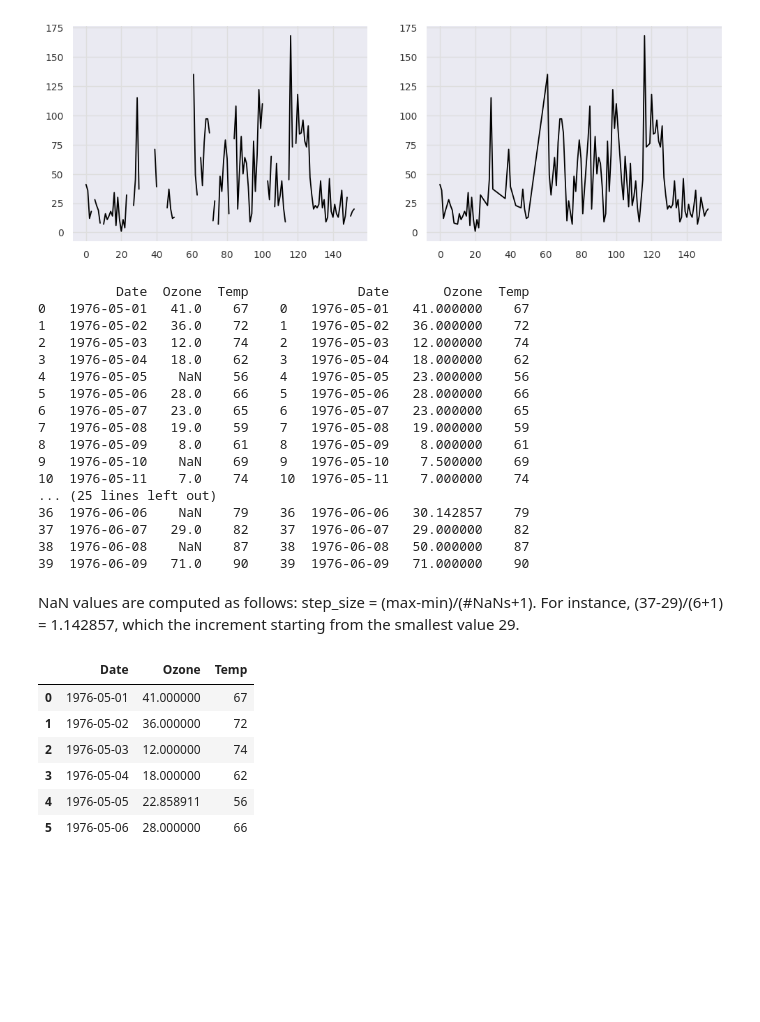
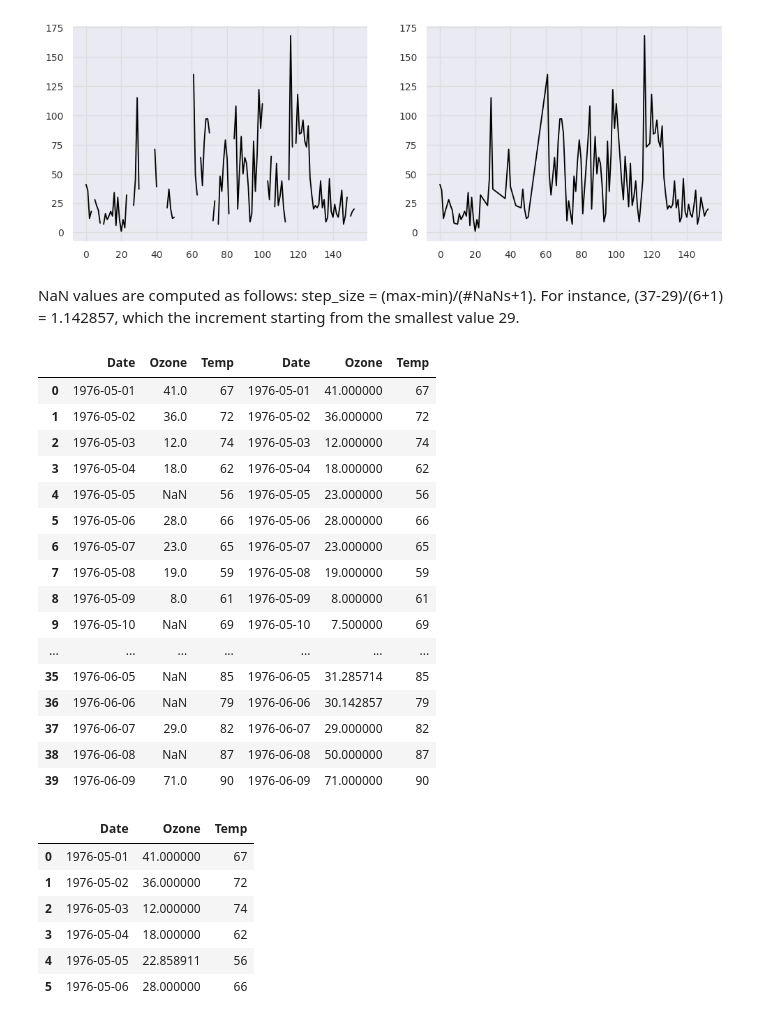
Before and after one commit to myconcordia/A2I2, a Jupyter notebook: Darts_AirQuality.ipynb, the cells around one changed output. Cells and saved outputs as stored; diff of their text form; code cells hidden in the pictures; blank space fills up the shorter version.

```diff
--- a/Darts_AirQuality.ipynb
+++ b/Darts_AirQuality.ipynb
@@ -158,35 +195,30 @@ dfc['Ozone'].interpolate().plot(ax=ax1)
 # %% [output]
 <Axes: >
 [figure]
-# %%
-def side_by_side(*objs, **kwds):
-    ''' Une fonction print objects side by side '''
-    from pandas.io.formats.printing import adjoin
-    space = kwds.get('space', 4)
-    reprs = [repr(obj).split('\n') for obj in objs]
-    print(adjoin(space, *reprs))
-
-side_by_side(dfc.head(40),dfc.interpolate().head(40))
-# %% [output]
-          Date  Ozone  Temp              Date       Ozone  Temp
-0   1976-05-01   41.0    67    0   1976-05-01   41.000000    67
-1   1976-05-02   36.0    72    1   1976-05-02   36.000000    72
-2   1976-05-03   12.0    74    2   1976-05-03   12.000000    74
-3   1976-05-04   18.0    62    3   1976-05-04   18.000000    62
-4   1976-05-05    NaN    56    4   1976-05-05   23.000000    56
-5   1976-05-06   28.0    66    5   1976-05-06   28.000000    66
-6   1976-05-07   23.0    65    6   1976-05-07   23.000000    65
-7   1976-05-08   19.0    59    7   1976-05-08   19.000000    59
-8   1976-05-09    8.0    61    8   1976-05-09    8.000000    61
-9   1976-05-10    NaN    69    9   1976-05-10    7.500000    69
-10  1976-05-11    7.0    74    10  1976-05-11    7.000000    74
-... (25 lines left out)
-36  1976-06-06    NaN    79    36  1976-06-06   30.142857    79
-37  1976-06-07   29.0    82    37  1976-06-07   29.000000    82
-38  1976-06-08    NaN    87    38  1976-06-08   50.000000    87
-39  1976-06-09   71.0    90    39  1976-06-09   71.000000    90
 # %% [markdown]
 NaN values are computed as follows: step_size = (max-min)/(#NaNs+1). For instance, (37-29)/(6+1) = 1.142857, which the increment starting from the smallest value 29.
+# %%
+#Display two Pandas data frames side by side
+df_joint = pd.concat([dfc, dfc.interpolate()], axis=1, join='inner')
+df_joint.head(40)
+# %% [output]
+|  | Date | Ozone | Temp | Date | Ozone | Temp |
+| 0 | 1976-05-01 | 41.0 | 67 | 1976-05-01 | 41.000000 | 67 |
+| 1 | 1976-05-02 | 36.0 | 72 | 1976-05-02 | 36.000000 | 72 |
+| 2 | 1976-05-03 | 12.0 | 74 | 1976-05-03 | 12.000000 | 74 |
+| 3 | 1976-05-04 | 18.0 | 62 | 1976-05-04 | 18.000000 | 62 |
+| 4 | 1976-05-05 | NaN | 56 | 1976-05-05 | 23.000000 | 56 |
+| 5 | 1976-05-06 | 28.0 | 66 | 1976-05-06 | 28.000000 | 66 |
+| 6 | 1976-05-07 | 23.0 | 65 | 1976-05-07 | 23.000000 | 65 |
+| 7 | 1976-05-08 | 19.0 | 59 | 1976-05-08 | 19.000000 | 59 |
+| 8 | 1976-05-09 | 8.0 | 61 | 1976-05-09 | 8.000000 | 61 |
+| 9 | 1976-05-10 | NaN | 69 | 1976-05-10 | 7.500000 | 69 |
+| ... | ... | ... | ... | ... | ... | ... |
+| 35 | 1976-06-05 | NaN | 85 | 1976-06-05 | 31.285714 | 85 |
+| 36 | 1976-06-06 | NaN | 79 | 1976-06-06 | 30.142857 | 79 |
+| 37 | 1976-06-07 | 29.0 | 82 | 1976-06-07 | 29.000000 | 82 |
+| 38 | 1976-06-08 | NaN | 87 | 1976-06-08 | 50.000000 | 87 |
+| 39 | 1976-06-09 | 71.0 | 90 | 1976-06-09 | 71.000000 | 90 |
 # %%
 dfc.interpolate(method='spline', limit_direction='both', order=1).head(6)
 # %% [output]
```
Also changed, not shown: parts of 6 cells of this notebook.
